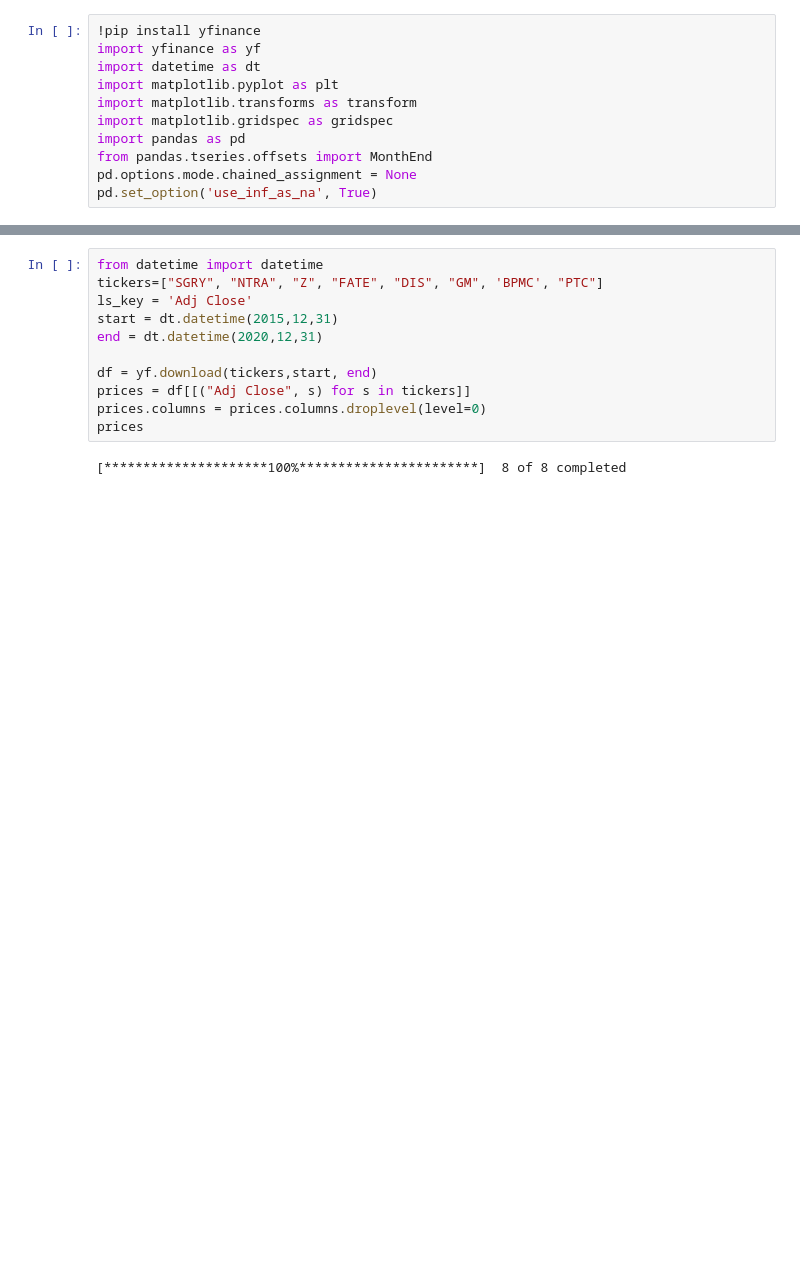
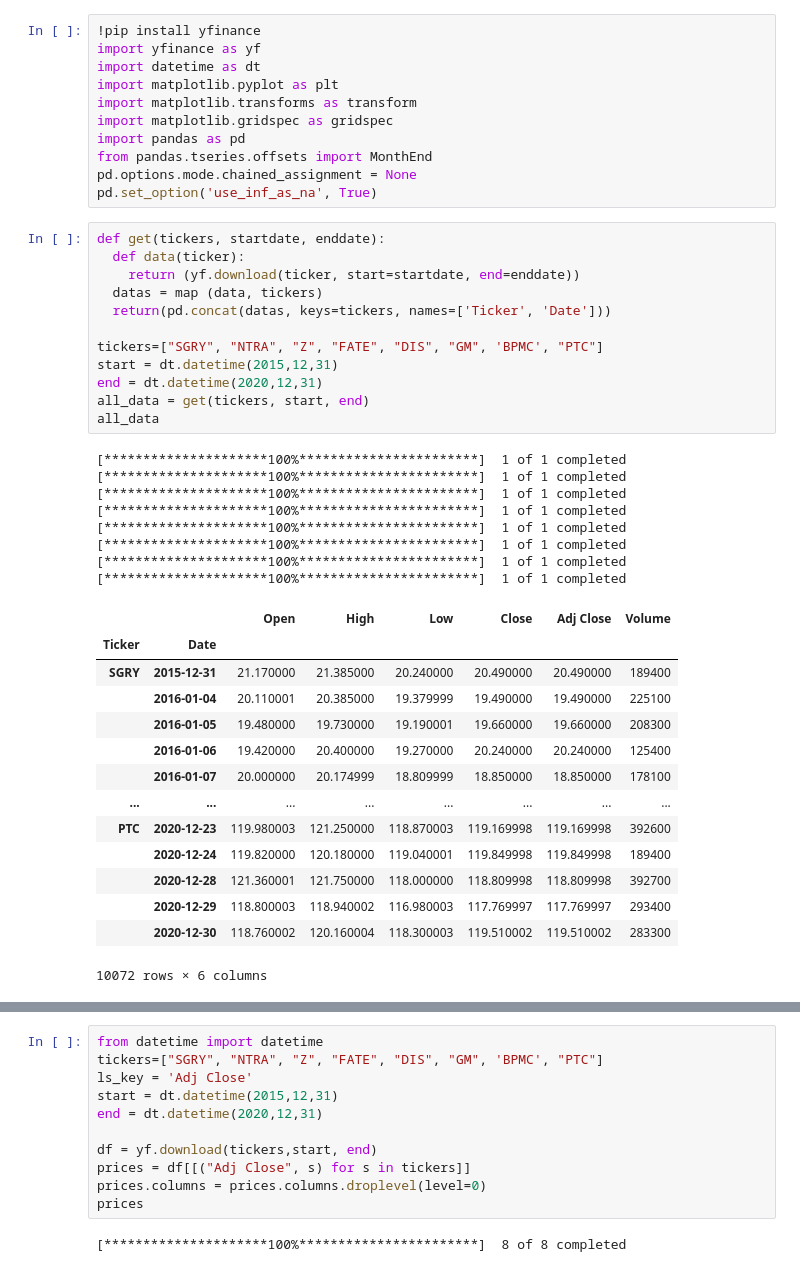
Before and after one commit to saritmaitra/Momentum_Trading, a Jupyter notebook: Monthly_Series_MomentumStrategy.ipynb, the cells around one changed output, grey strips where cells are left out. Drawn from its saved outputs; the diff is of its cells as text; blank space fills up the shorter version.

```diff
--- a/Monthly_Series_MomentumStrategy.ipynb
+++ b/Monthly_Series_MomentumStrategy.ipynb
@@ -11,3 +11,38 @@ import pandas as pd
 from pandas.tseries.offsets import MonthEnd
 pd.options.mode.chained_assignment = None
 pd.set_option('use_inf_as_na', True)
+# %%
+def get(tickers, startdate, enddate):
+  def data(ticker):
+    return (yf.download(ticker, start=startdate, end=enddate))
+  datas = map (data, tickers)
+  return(pd.concat(datas, keys=tickers, names=['Ticker', 'Date']))
+
+tickers=["SGRY", "NTRA", "Z", "FATE", "DIS", "GM", 'BPMC', "PTC"]
+start = dt.datetime(2015,12,31)
+end = dt.datetime(2020,12,31)
+all_data = get(tickers, start, end)
+all_data
+# %% [output]
+[*********************100%***********************]  1 of 1 completed
+[*********************100%***********************]  1 of 1 completed
+[*********************100%***********************]  1 of 1 completed
+[*********************100%***********************]  1 of 1 completed
+[*********************100%***********************]  1 of 1 completed
+[*********************100%***********************]  1 of 1 completed
+[*********************100%***********************]  1 of 1 completed
+[*********************100%***********************]  1 of 1 completed
+|  |  | Open | High | Low | Close | Adj Close | Volume |
+| Ticker | Date |  |  |  |  |  |  |
+| SGRY | 2015-12-31 | 21.170000 | 21.385000 | 20.240000 | 20.490000 | 20.490000 | 189400 |
+|  | 2016-01-04 | 20.110001 | 20.385000 | 19.379999 | 19.490000 | 19.490000 | 225100 |
+|  | 2016-01-05 | 19.480000 | 19.730000 | 19.190001 | 19.660000 | 19.660000 | 208300 |
+|  | 2016-01-06 | 19.420000 | 20.400000 | 19.270000 | 20.240000 | 20.240000 | 125400 |
+|  | 2016-01-07 | 20.000000 | 20.174999 | 18.809999 | 18.850000 | 18.850000 | 178100 |
+| ... | ... | ... | ... | ... | ... | ... | ... |
+| PTC | 2020-12-23 | 119.980003 | 121.250000 | 118.870003 | 119.169998 | 119.169998 | 392600 |
+|  | 2020-12-24 | 119.820000 | 120.180000 | 119.040001 | 119.849998 | 119.849998 | 189400 |
+|  | 2020-12-28 | 121.360001 | 121.750000 | 118.000000 | 118.809998 | 118.809998 | 392700 |
+|  | 2020-12-29 | 118.800003 | 118.940002 | 116.980003 | 117.769997 | 117.769997 | 293400 |
+|  | 2020-12-30 | 118.760002 | 120.160004 | 118.300003 | 119.510002 | 119.510002 | 283300 |
+10072 rows × 6 columns
```
Also changed, not shown: parts of 3 cells of this notebook.
